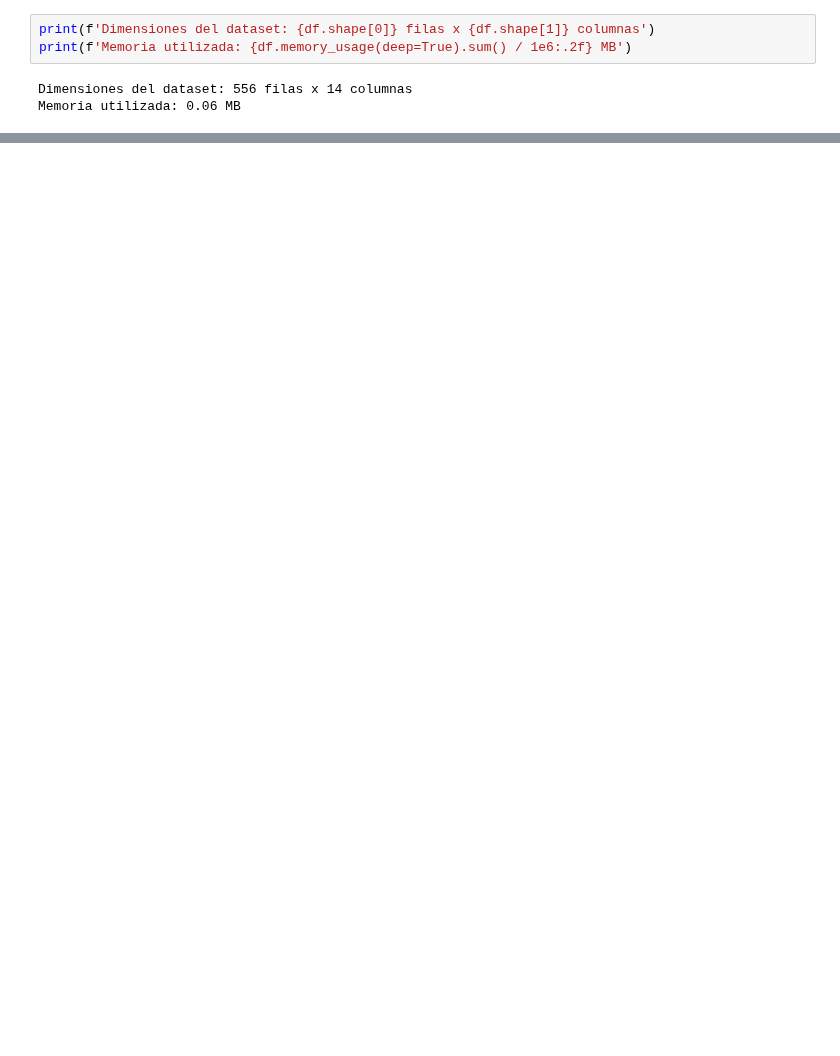
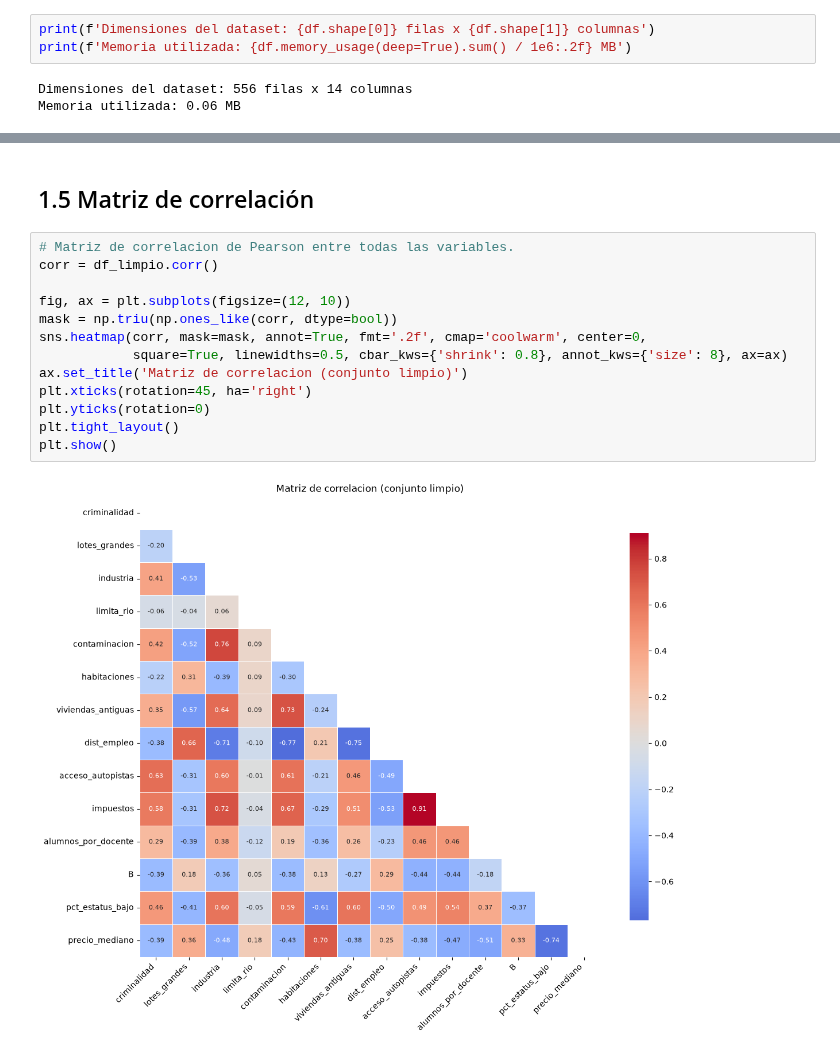
Before and after one commit to Guillerminav/TP_AA1_Arias_Bousono_Casariego, a Jupyter notebook: TP-regresion-AA1.ipynb, the cells around one changed output, grey strips where cells are left out. Cells and saved outputs as stored; diff of their text form; blank space fills up the shorter version.

```diff
--- a/TP-regresion-AA1.ipynb
+++ b/TP-regresion-AA1.ipynb
@@ -53,0 +726,17 @@ Variables categoricas (0): []
+# %% [markdown]
+## 1.5 Matriz de correlación
+# %%
+# Matriz de correlacion de Pearson entre todas las variables.
+corr = df_limpio.corr()
+
+fig, ax = plt.subplots(figsize=(12, 10))
+mask = np.triu(np.ones_like(corr, dtype=bool))
+sns.heatmap(corr, mask=mask, annot=True, fmt='.2f', cmap='coolwarm', center=0,
+            square=True, linewidths=0.5, cbar_kws={'shrink': 0.8}, annot_kws={'size': 8}, ax=ax)
+ax.set_title('Matriz de correlacion (conjunto limpio)')
+plt.xticks(rotation=45, ha='right')
+plt.yticks(rotation=0)
+plt.tight_layout()
+plt.show()
+# %% [output]
+[figure, added]
```
Also changed, not shown: parts of 53 cells of this notebook, 1 other file.
